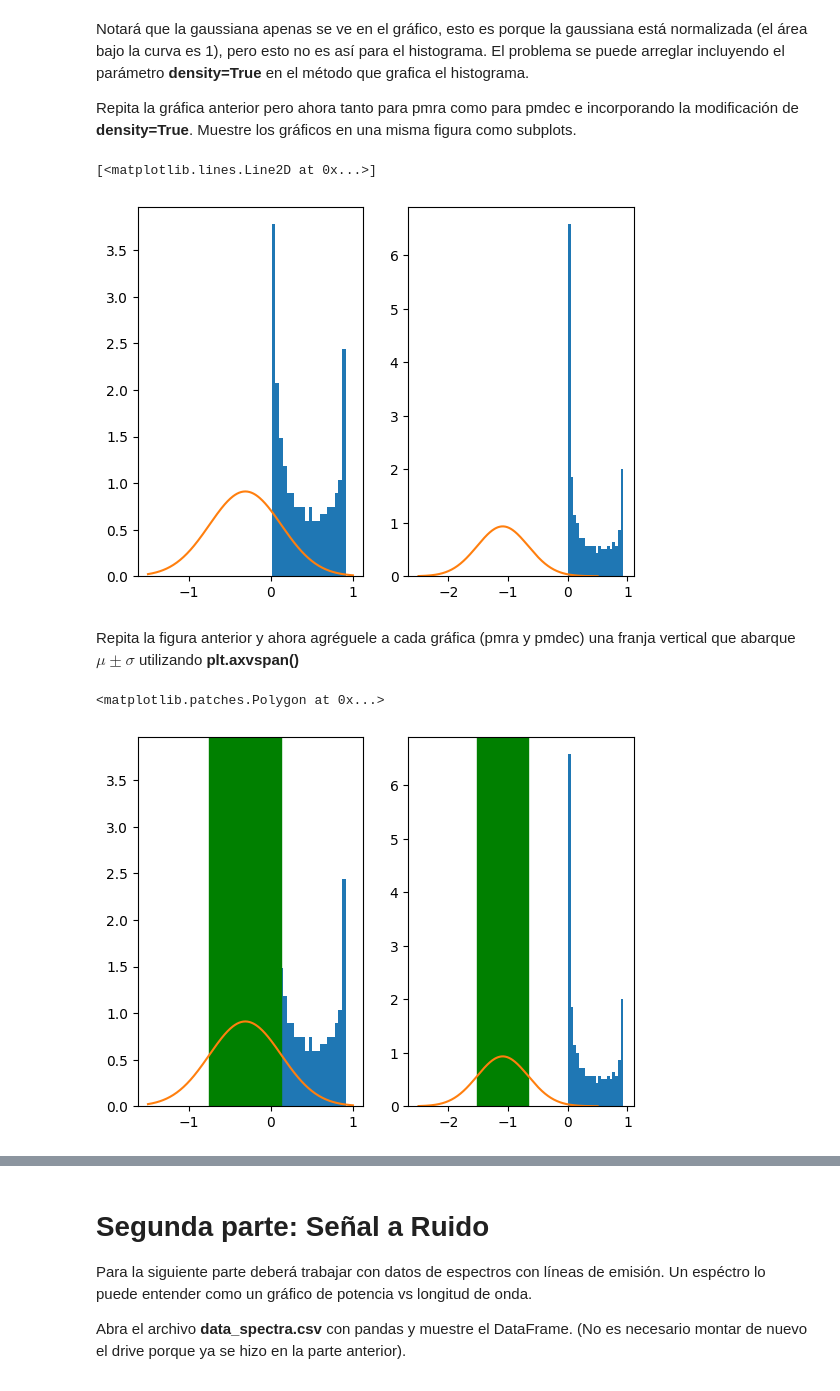
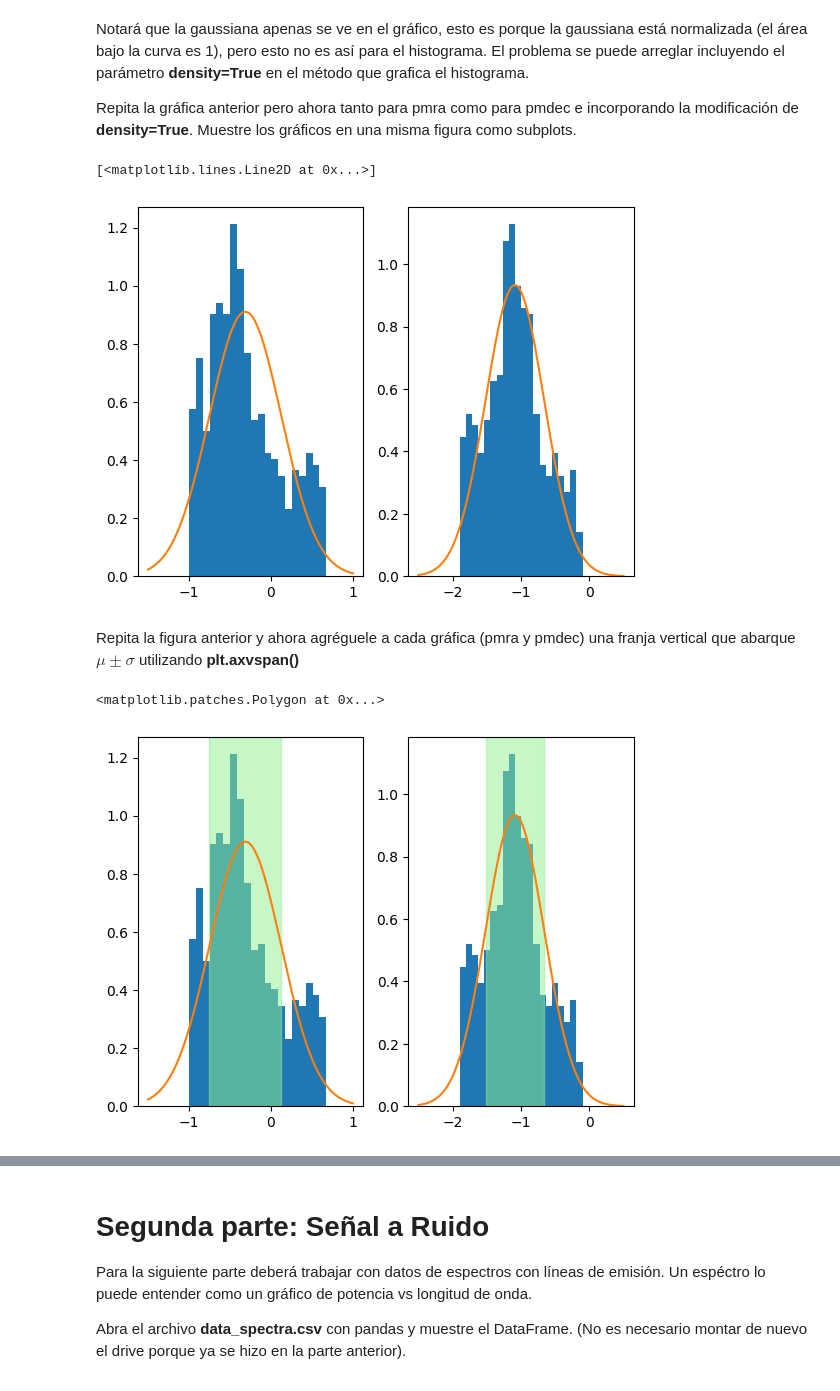
Before and after one commit to bsttiv/Tarea-2, a Jupyter notebook: Tarea2_Desarrollo.ipynb, the cells around one changed output, grey strips where cells are left out. Saved outputs shown, nothing was run; the diff lists cells and outputs as text; code cells hidden in the pictures.

```diff
--- a/Tarea2_Desarrollo.ipynb
+++ b/Tarea2_Desarrollo.ipynb
@@ -162,26 +145,26 @@ Notará que la gaussiana apenas se ve en el gráfico, esto es porque la gaussian
 Repita la gráfica anterior pero ahora tanto para pmra como para pmdec e incorporando la modificación de **density=True**. Muestre los gráficos en una misma figura como subplots.
 # %%
 fig, axs = plt.subplots(1, 2)
-axs[0].hist(fx_pmra, 20, density=True)
+axs[0].hist(data["pmra"], 20, density=True)
 axs[0].plot(x_pmra, fx_pmra)
-axs[1].hist(fx_pmdec, 20, density=True)
+axs[1].hist(data["pmdec"], 20, density=True)
 axs[1].plot(x_pmdec, fx_pmdec)
 # %% [output]
 [<matplotlib.lines.Line2D at 0x...>]
-[figure, old version]
+[figure, new version]
 # %% [markdown]
 Repita la figura anterior y ahora agréguele a cada gráfica (pmra y pmdec) una franja vertical que abarque $\mu \pm \sigma$ utilizando **plt.axvspan()**
 # %%
 fig, axs = plt.subplots(1, 2)
-axs[0].hist(fx_pmra, 20, density=True)
+axs[0].hist(data["pmra"], 20, density=True)
 axs[0].plot(x_pmra, fx_pmra)
-axs[0].axvspan(mu_pmra - std_pmra, mu_pmra + std_pmra, color='green')
-axs[1].hist(fx_pmdec, 20, density=True)
+axs[0].axvspan(mu_pmra - std_pmra, mu_pmra + std_pmra, color='lightgreen', alpha=0.5)
+axs[1].hist(data["pmdec"], 20, density=True)
 axs[1].plot(x_pmdec, fx_pmdec)
-axs[1].axvspan(mu_pmdec - std_pmdec, mu_pmdec + std_pmdec, color='green')
+axs[1].axvspan(mu_pmdec - std_pmdec, mu_pmdec + std_pmdec, color='lightgreen', alpha=0.5)
 # %% [output]
 <matplotlib.patches.Polygon at 0x...>
-[figure, old version]
+[figure, new version]
 # %% [markdown]
 Según las gaussiaas obtenidas, ¿Cuál es la estimación para pmra y pmdec del cúmulo globular?
 
```
Also changed, not shown: parts of 10 cells of this notebook.
